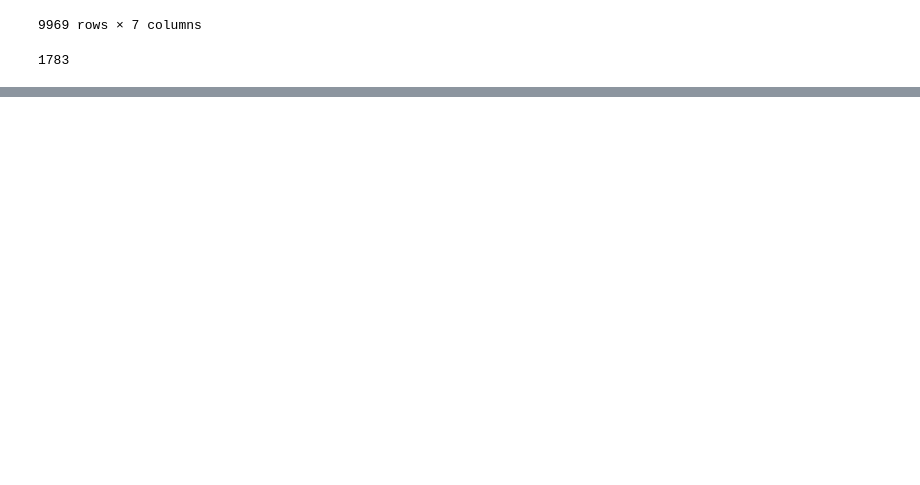
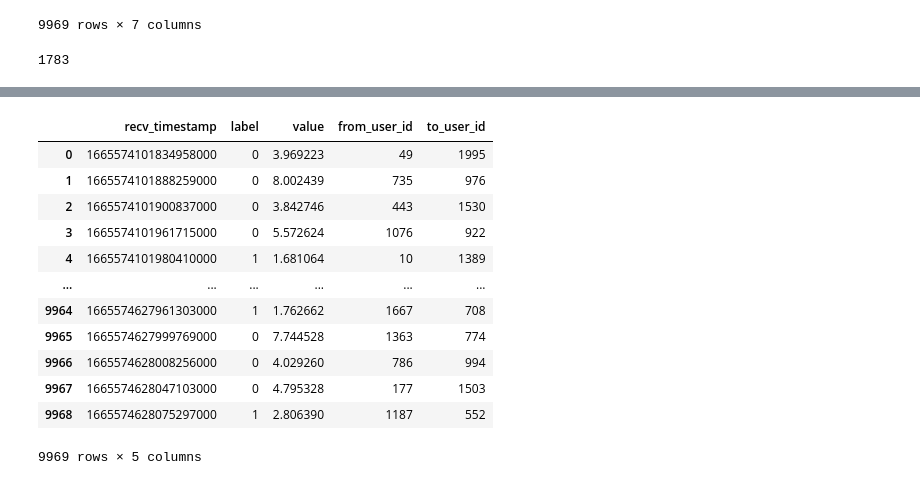
Before and after one commit to XDZhelheim/CSE5005-Project, a Jupyter notebook: data/gen_data.ipynb, the cells around one changed output, grey strips where cells are left out. Saved outputs shown, nothing was run; the diff lists cells and outputs as text; code cells hidden in the pictures; blank space fills up the shorter version.

```diff
--- a/data/gen_data.ipynb
+++ b/data/gen_data.ipynb
@@ -174,0 +261,18 @@ sum(df_tx["label"] == 1)
+# %%
+df_data["recv_timestamp"]=df_data["recv_timestamp"].apply(lambda x: x.value)
+
+df_data
+# %% [output]
+|  | recv_timestamp | label | value | from_user_id | to_user_id |
+| 0 | 1665574101834958000 | 0 | 3.969223 | 49 | 1995 |
+| 1 | 1665574101888259000 | 0 | 8.002439 | 735 | 976 |
+| 2 | 1665574101900837000 | 0 | 3.842746 | 443 | 1530 |
+| 3 | 1665574101961715000 | 0 | 5.572624 | 1076 | 922 |
+| 4 | 1665574101980410000 | 1 | 1.681064 | 10 | 1389 |
+| ... | ... | ... | ... | ... | ... |
+| 9964 | 1665574627961303000 | 1 | 1.762662 | 1667 | 708 |
+| 9965 | 1665574627999769000 | 0 | 7.744528 | 1363 | 774 |
+| 9966 | 1665574628008256000 | 0 | 4.029260 | 786 | 994 |
+| 9967 | 1665574628047103000 | 0 | 4.795328 | 177 | 1503 |
+| 9968 | 1665574628075297000 | 1 | 2.806390 | 1187 | 552 |
+9969 rows × 5 columns
```
Also changed, not shown: parts of 8 cells of this notebook, 5 other files.
